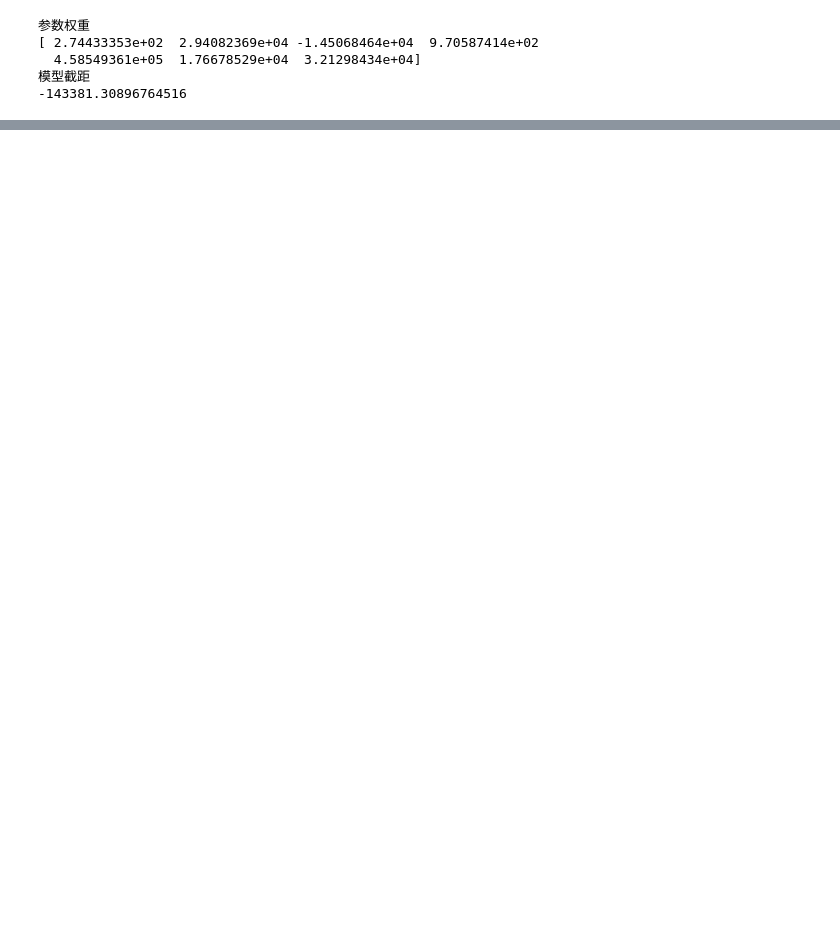
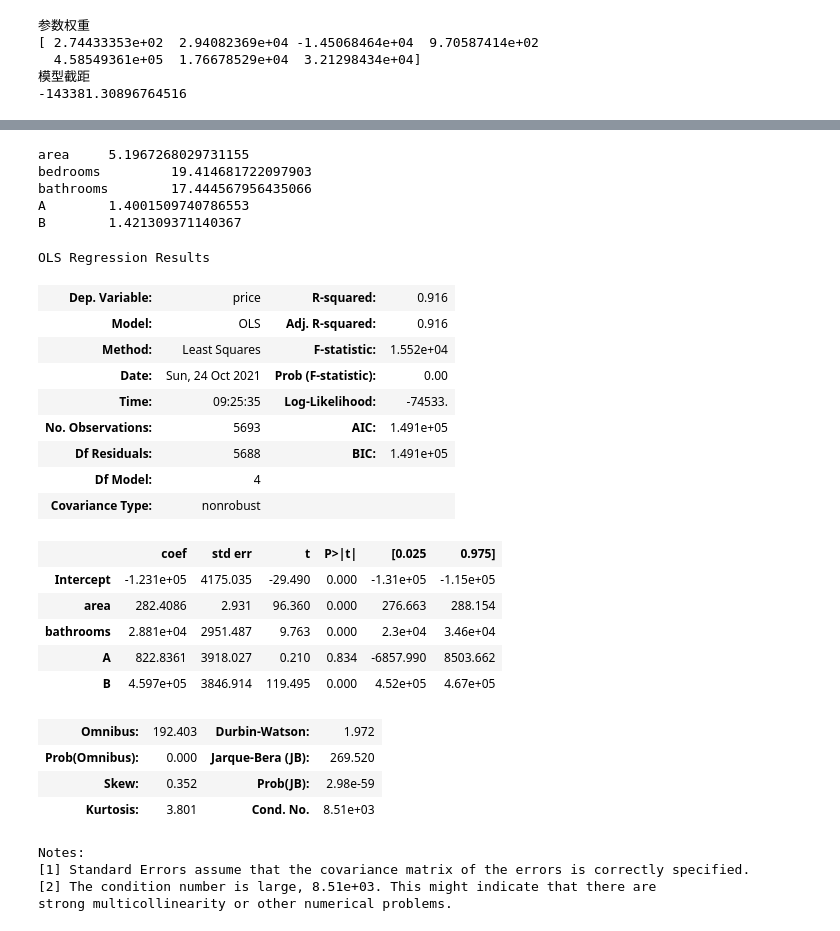
Before and after one commit to zxsjunqi/Jupyter_code, a Jupyter notebook: code/multiple_linear_regression.ipynb, the cells around one changed output, grey strips where cells are left out. Drawn from its saved outputs; the diff is of its cells as text; code cells hidden in the pictures; blank space fills up the shorter version.

```diff
--- a/code/multiple_linear_regression.ipynb
+++ b/code/multiple_linear_regression.ipynb
@@ -212,0 +292,39 @@ print(model.intercept_)
+# %%
+test_data = results[['area', 'bedrooms', 'bathrooms', 'A', 'B']]
+for i in test_data.columns:
+    print(i, '\t', vif(df=test_data, col_i=i))
+# %% [output]
+area     5.1967268029731155
+bedrooms         19.414681722097903
+bathrooms        17.444567956435066
+A        1.4001509740786553
+B        1.421309371140367
+# %%
+# 去掉bedroom再次建模
+lm = ols(formula='price ~ area + bathrooms + A + B', data=results).fit()
+lm.summary()
+# %% [output]
+OLS Regression Results
+| Dep. Variable: | price | R-squared: | 0.916 |
+| Model: | OLS | Adj. R-squared: | 0.916 |
+| Method: | Least Squares | F-statistic: | 1.552e+04 |
+| Date: | Sun, 24 Oct 2021 | Prob (F-statistic): | 0.00 |
+| Time: | 09:25:35 | Log-Likelihood: | -74533. |
+| No. Observations: | 5693 | AIC: | 1.491e+05 |
+| Df Residuals: | 5688 | BIC: | 1.491e+05 |
+| Df Model: | 4 |  |  |
+| Covariance Type: | nonrobust |  |  |
+|  | coef | std err | t | P>|t| | [0.025 | 0.975] |
+| Intercept | -1.231e+05 | 4175.035 | -29.490 | 0.000 | -1.31e+05 | -1.15e+05 |
+| area | 282.4086 | 2.931 | 96.360 | 0.000 | 276.663 | 288.154 |
+| bathrooms | 2.881e+04 | 2951.487 | 9.763 | 0.000 | 2.3e+04 | 3.46e+04 |
+| A | 822.8361 | 3918.027 | 0.210 | 0.834 | -6857.990 | 8503.662 |
+| B | 4.597e+05 | 3846.914 | 119.495 | 0.000 | 4.52e+05 | 4.67e+05 |
+| Omnibus: | 192.403 | Durbin-Watson: | 1.972 |
+| Prob(Omnibus): | 0.000 | Jarque-Bera (JB): | 269.520 |
+| Skew: | 0.352 | Prob(JB): | 2.98e-59 |
+| Kurtosis: | 3.801 | Cond. No. | 8.51e+03 |
+Notes:
+[1] Standard Errors assume that the covariance matrix of the errors is correctly specified.
+[2] The condition number is large, 8.51e+03. This might indicate that there are
+strong multicollinearity or other numerical problems.
```
Also changed, not shown: parts of 10 cells of this notebook, 1 other file.
